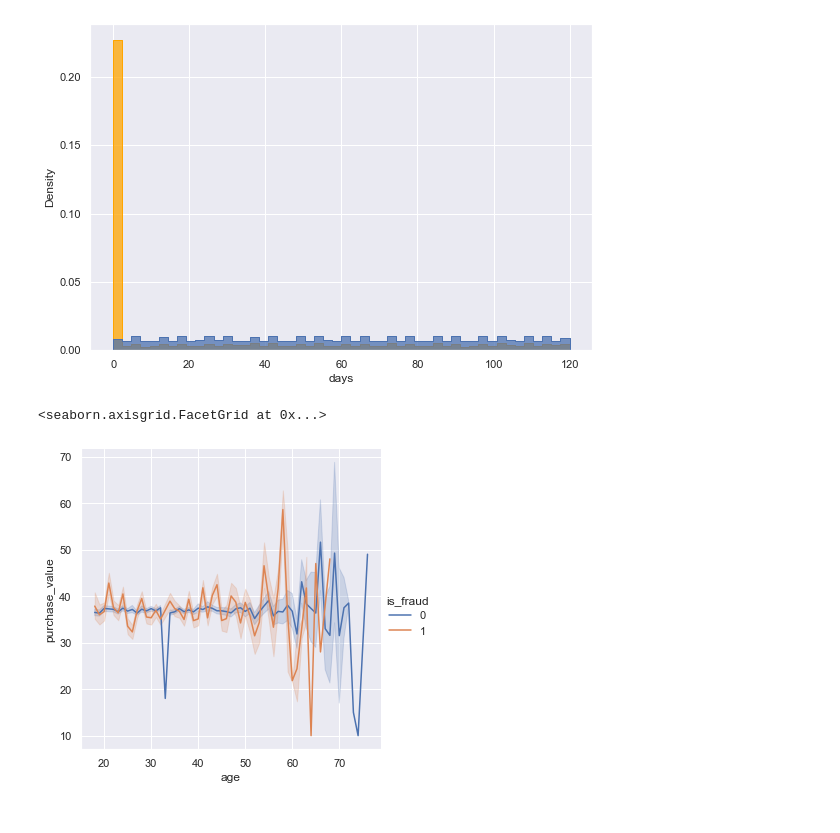
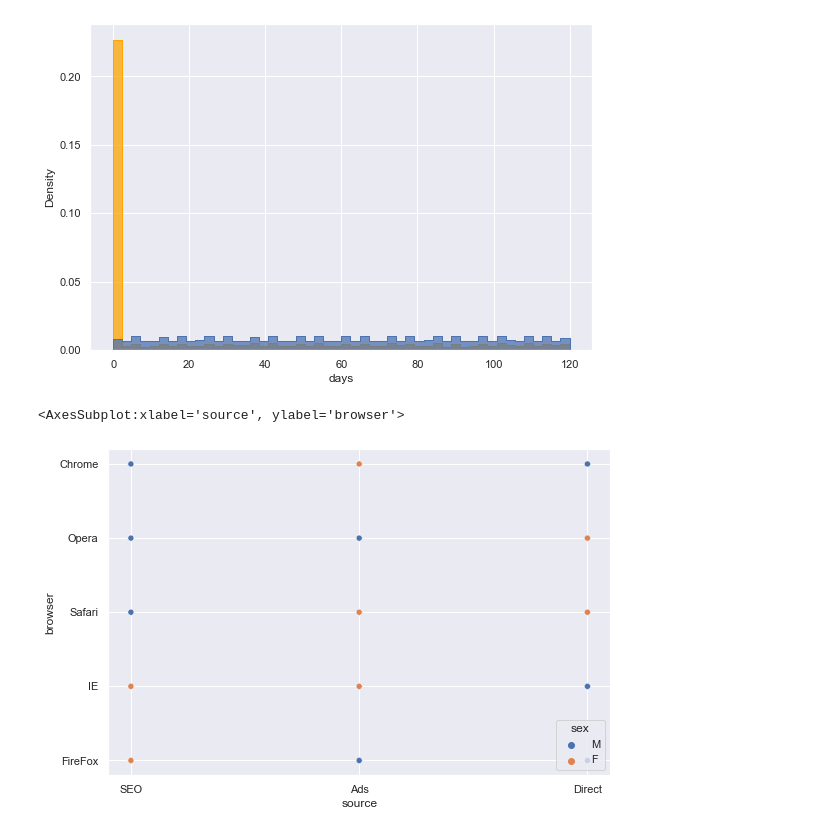
Before and after one commit to TeoTzeShuen/school, a Jupyter notebook: Individual Project/project.ipynb, the cells around one changed output. Cells and saved outputs as stored; diff of their text form; code cells hidden in the pictures.

Commit message:
light updates & some spelling corrections
still need to figure out what to do for onjective (4)

```diff
--- a/Individual Project/project.ipynb
+++ b/Individual Project/project.ipynb
@@ -241,9 +241,10 @@ sns.histplot(df[df['is_fraud']==0]['days'],bins=50, stat='density', element="ste
 # %% [output]
 <AxesSubplot:xlabel='days', ylabel='Density'>
 [figure]
-# %%
-# correlation plt
-sns.relplot(data=df, x='age', y='purchase_value', hue='is_fraud', kind='line')
-# %% [output]
-<seaborn.axisgrid.FacetGrid at 0x...>
-[figure, removed]
+# %%
+# scatterplot of age vs purchase value?
+sns.scatterplot(data=df_clean, x='source', y='browser', hue='sex')
+# tf
+# %% [output]
+<AxesSubplot:xlabel='source', ylabel='browser'>
+[figure, added]
```
Also changed, not shown: parts of 3 cells of this notebook.
